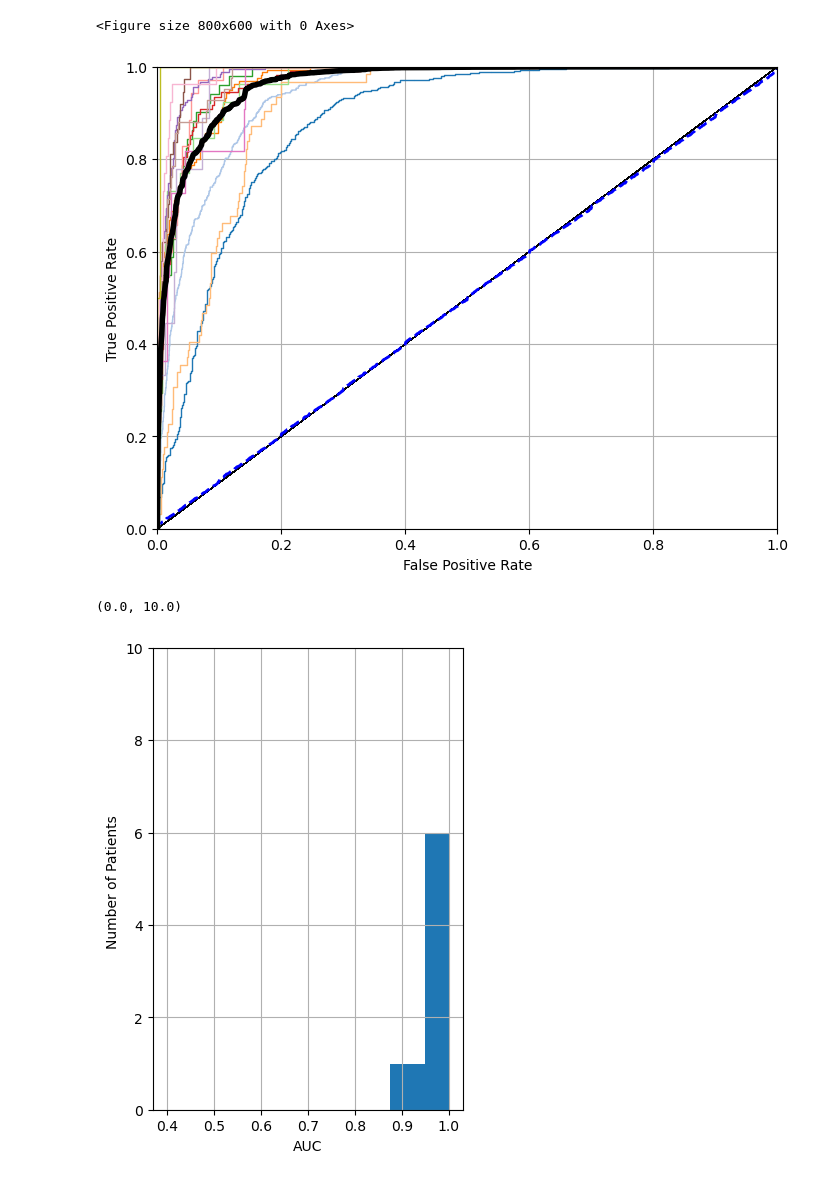
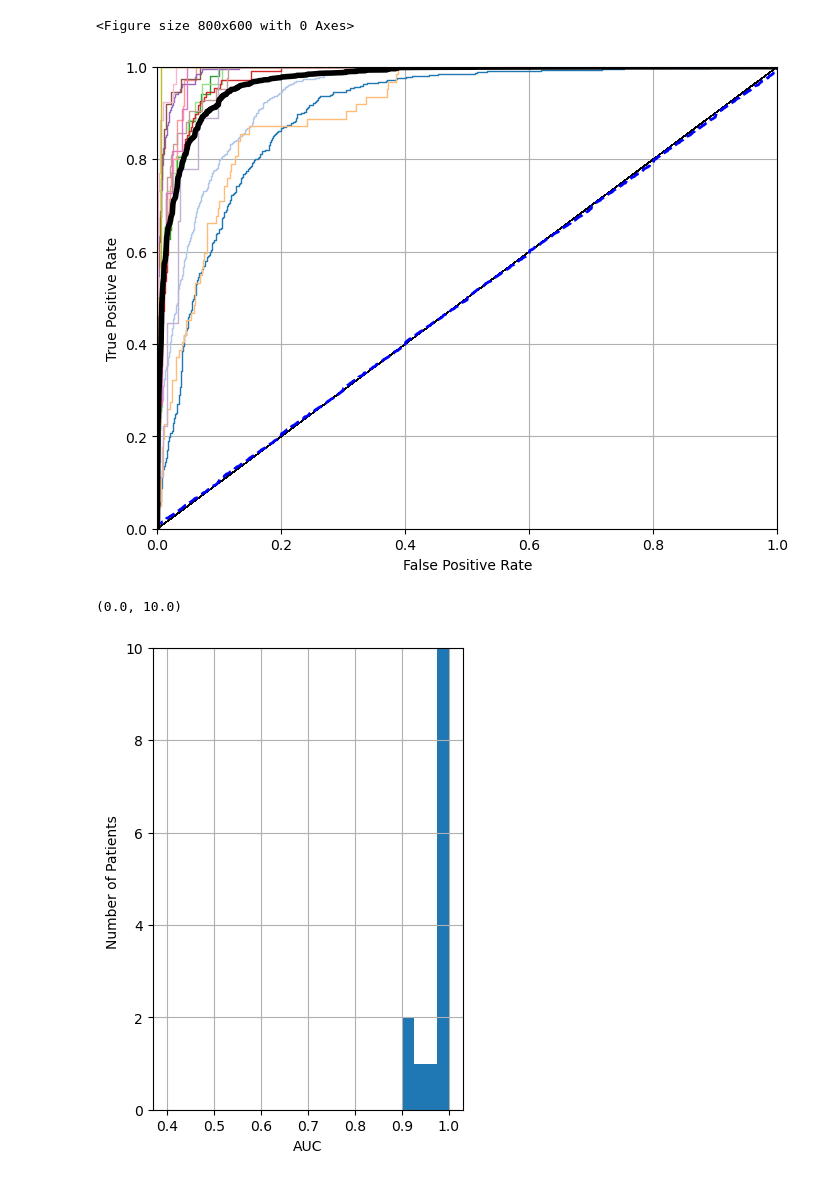
Before and after one commit to Kleen-Lab/ripple_IED_paper, a Jupyter notebook: Figure_5/Figure5_B.ipynb, the cells around one changed output. Cells and saved outputs as stored; diff of their text form; code cells hidden in the pictures.

```diff
--- a/Figure_5/Figure5_B.ipynb
+++ b/Figure_5/Figure5_B.ipynb
@@ -166,18 +166,18 @@ min_auc=float('inf')
 max_auc=0.0
 count = 0
 for fold, patient_idx in enumerate(pt_ch_mapping.keys()):
-    if patient_idx == "EC183_200" or patient_idx == "EC130_200":
+    if patient_idx == "EC183_200" or patient_idx == "EC130_200" or patient_idx == "EC133_200":
         continue
 
 
-    # infile1 = open("true_label_file_"+patient_idx+"_200.txt","r")
-    # infile2 = open("true_pred_file_"+patient_idx+"_200.txt","r")
+    infile1 = open("true_label_file_"+patient_idx+"_200.txt","r")
+    infile2 = open("true_pred_file_"+patient_idx+"_200.txt","r")
 
     # infile1 = open("cana_leave_1_label_file_"+patient_idx+"_200.txt","r")
     # infile2 = open("cana_leave_1_pred_file_"+patient_idx+"_200.txt","r")
 
-    infile1 = open("true_label_file_exclude_"+patient_idx+"_200.txt","r")
-    infile2 = open("true_pred_file_exclude_"+patient_idx+"_200.txt","r")
+    # infile1 = open("true_label_file_exclude_"+patient_idx+"_200.txt","r")
+    # infile2 = open("true_pred_file_exclude_"+patient_idx+"_200.txt","r")
 
     true_tprs = []
     count += 1
@@ -273,4 +272,4 @@ what is the length of tru tpr:  15
 <Figure size 800x600 with 0 Axes>
-[figure, old version]
+[figure, new version]
 (0.0, 10.0)
-[figure, old version]
+[figure, new version]
```
Also changed, not shown: parts of 1 cell of this notebook.
